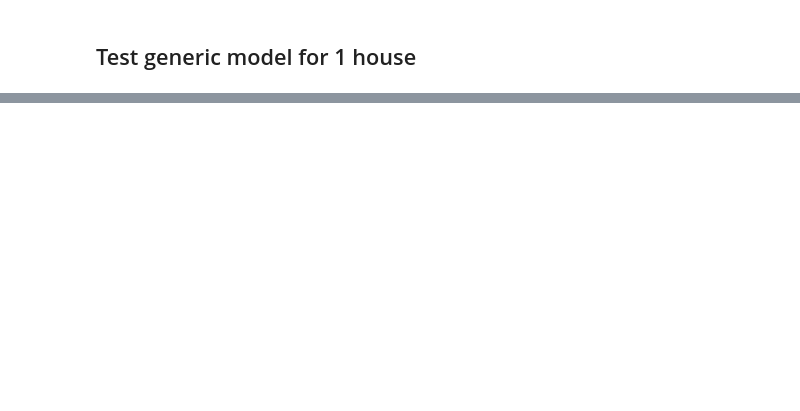
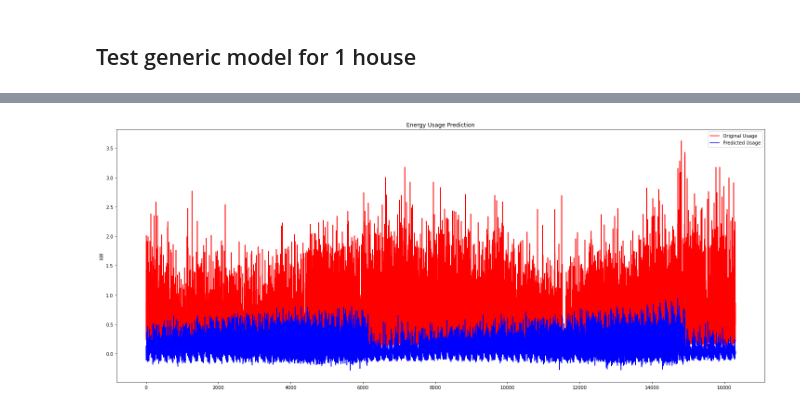
Before and after one commit to joaonpsilva/Tese_House_Energy_Prediciton, a Jupyter notebook: multipleHouses/MultipleHouses.ipynb, the cells around one changed output, grey strips where cells are left out. Drawn from its saved outputs; the diff is of its cells as text; code cells hidden in the pictures; blank space fills up the shorter version.

```diff
--- a/multipleHouses/MultipleHouses.ipynb
+++ b/multipleHouses/MultipleHouses.ipynb
@@ -236,0 +177,80 @@ for filename in testUsers:
+# %%
+def prepareDataSet(df, featuresNames, targetName = ["use"],past_window = 24):
+    features = df[featuresNames].values
+    target = df[targetName].values.reshape(-1,1)
+
+    #SCALE
+    x_scaler = StandardScaler()
+    x_train = x_scaler.fit_transform(features)
+    y_scaler = StandardScaler()
+    y_train = y_scaler.fit_transform(target)
+
+    batch_size=1
+    train_generator = TimeseriesGenerator(features, target, length=past_window, batch_size=batch_size)
+
+    return train_generator
+# %%
+
+for filename in testUsers:
+    print("Testing with ", filename)
+
+    generic_prediction = None
+    generic_preds = []
+
+    specific_prediction = None
+    specific_Model = None
+    specific_preds = []
+
+    f = os.path.join(directory, filename)
+    if os.path.isfile(f):
+        df = pd.read_csv(f, delimiter = ',')
+
+    features = df[featuresNames].values
+    target = df[targetName].values
+
+    #new dataframe step by step
+    d = {key:[] for key in df.columns}
+    userKnownDf = pd.DataFrame(data=d)
+
+    hourIndex = 0
+    true = []
+    for index, row in df.iterrows():
+        hourIndex += 1
+
+        #Read new values
+        userKnownDf = userKnownDf.append(row)
+
+        if specific_Model is not None:
+
+            #PREDICT NEXT
+            train_generator = prepareDataSet(userKnownDf.iloc[-(past_window + 1):], featuresNames)
+            x_test = [arr[0].flatten() for arr in train_generator]
+
+            specific_prediction = specific_Model.predict(x_test)[0]
+            generic_prediction = generic_Model.predict(train_generator)[0]
+
+            #CHECK LAST PREDICTION
+            #get true value
+            actualValue = row["use"]
+            true.append(actualValue)
+            generic_preds.append(generic_prediction)
+            specific_preds.append(specific_prediction)
+
+        #RETRAIN
+        if hourIndex % (7*24) == 0:    #Every Week
+            train_generator = prepareDataSet(userKnownDf, featuresNames)
+            x_train = [arr[0].flatten() for arr in train_generator]
+            y_train = [arr[1].flatten() for arr in train_generator]
+
+            specific_Model = SVR(kernel = "rbf")
+            specific_Model.fit(x_train, y_train)
+
+        a = str(hourIndex) + "/" + str(len(df))
+        print(a, end="\r")
+
+    print("GENERIC--------")
+    a = predict_evaluate(generic_preds, true, showplots=True)
+
+    print("SPECIFIC--------")
+    a = predict_evaluate(specific_preds, true, showplots=True)
+# %% [output]
@@ -236,0 +259 @@ for filename in testUsers:
+[figure, added]
```
Also changed, not shown: parts of 10 cells of this notebook.
